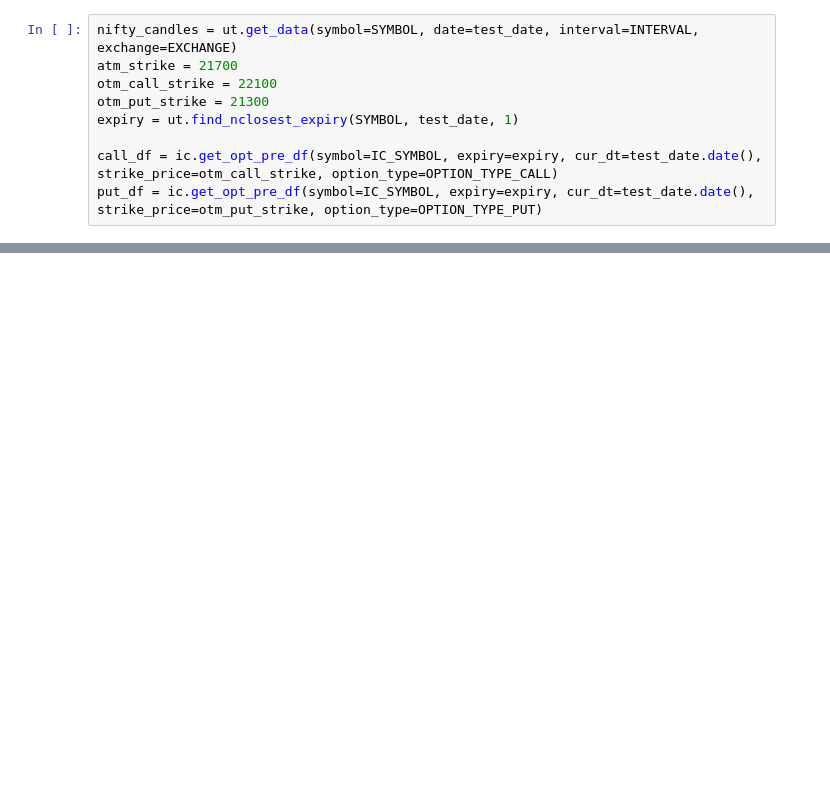
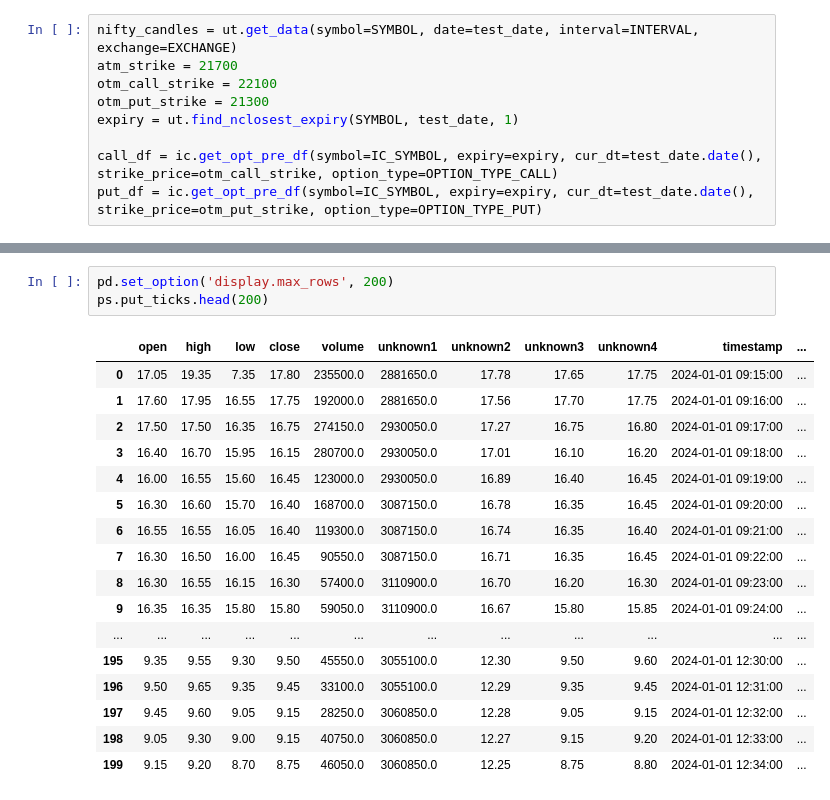
Before and after one commit to nitmnit/nifty-analysis, a Jupyter notebook: h8-peak-dip-scalping.ipynb, the cells around one changed output, grey strips where cells are left out. Cells and saved outputs as stored; diff of their text form; blank space fills up the shorter version.

```diff
--- a/h8-peak-dip-scalping.ipynb
+++ b/h8-peak-dip-scalping.ipynb
@@ -266,0 +153,21 @@ put_df
+# %%
+pd.set_option('display.max_rows', 200)
+ps.put_ticks.head(200)
+# %% [output]
+|  | open | high | low | close | volume | unknown1 | unknown2 | unknown3 | unknown4 | timestamp | ... |
+| 0 | 17.05 | 19.35 | 7.35 | 17.80 | 235500.0 | 2881650.0 | 17.78 | 17.65 | 17.75 | 2024-01-01 09:15:00 | ... |
+| 1 | 17.60 | 17.95 | 16.55 | 17.75 | 192000.0 | 2881650.0 | 17.56 | 17.70 | 17.75 | 2024-01-01 09:16:00 | ... |
+| 2 | 17.50 | 17.50 | 16.35 | 16.75 | 274150.0 | 2930050.0 | 17.27 | 16.75 | 16.80 | 2024-01-01 09:17:00 | ... |
+| 3 | 16.40 | 16.70 | 15.95 | 16.15 | 280700.0 | 2930050.0 | 17.01 | 16.10 | 16.20 | 2024-01-01 09:18:00 | ... |
+| 4 | 16.00 | 16.55 | 15.60 | 16.45 | 123000.0 | 2930050.0 | 16.89 | 16.40 | 16.45 | 2024-01-01 09:19:00 | ... |
+| 5 | 16.30 | 16.60 | 15.70 | 16.40 | 168700.0 | 3087150.0 | 16.78 | 16.35 | 16.45 | 2024-01-01 09:20:00 | ... |
+| 6 | 16.55 | 16.55 | 16.05 | 16.40 | 119300.0 | 3087150.0 | 16.74 | 16.35 | 16.40 | 2024-01-01 09:21:00 | ... |
+| 7 | 16.30 | 16.50 | 16.00 | 16.45 | 90550.0 | 3087150.0 | 16.71 | 16.35 | 16.45 | 2024-01-01 09:22:00 | ... |
+| 8 | 16.30 | 16.55 | 16.15 | 16.30 | 57400.0 | 3110900.0 | 16.70 | 16.20 | 16.30 | 2024-01-01 09:23:00 | ... |
+| 9 | 16.35 | 16.35 | 15.80 | 15.80 | 59050.0 | 3110900.0 | 16.67 | 15.80 | 15.85 | 2024-01-01 09:24:00 | ... |
+| ... | ... | ... | ... | ... | ... | ... | ... | ... | ... | ... | ... |
+| 195 | 9.35 | 9.55 | 9.30 | 9.50 | 45550.0 | 3055100.0 | 12.30 | 9.50 | 9.60 | 2024-01-01 12:30:00 | ... |
+| 196 | 9.50 | 9.65 | 9.35 | 9.45 | 33100.0 | 3055100.0 | 12.29 | 9.35 | 9.45 | 2024-01-01 12:31:00 | ... |
+| 197 | 9.45 | 9.60 | 9.05 | 9.15 | 28250.0 | 3060850.0 | 12.28 | 9.05 | 9.15 | 2024-01-01 12:32:00 | ... |
+| 198 | 9.05 | 9.30 | 9.00 | 9.15 | 40750.0 | 3060850.0 | 12.27 | 9.15 | 9.20 | 2024-01-01 12:33:00 | ... |
+| 199 | 9.15 | 9.20 | 8.70 | 8.75 | 46050.0 | 3060850.0 | 12.25 | 8.75 | 8.80 | 2024-01-01 12:34:00 | ... |
```
Also changed, not shown: parts of 6 cells of this notebook, 1 other file.
